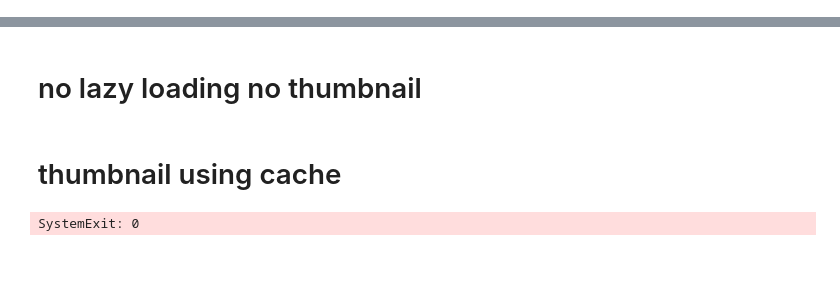
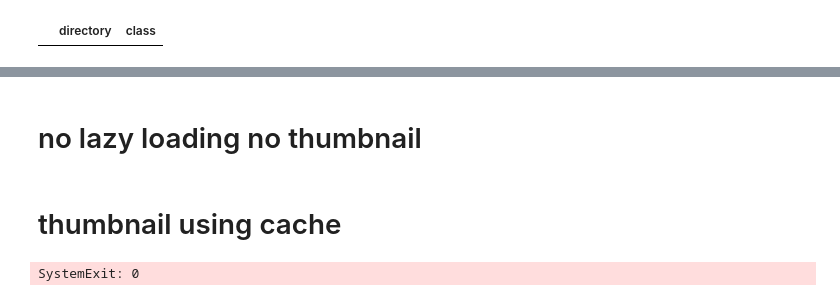
Before and after one commit to mgama1/Ogallery, a Jupyter notebook: OGallery.ipynb, the cells around one changed output, grey strips where cells are left out. Saved outputs shown, nothing was run; the diff lists cells and outputs as text; code cells hidden in the pictures; blank space fills up the shorter version.

```diff
--- a/OGallery.ipynb
+++ b/OGallery.ipynb
@@ -1319,3 +1245,6 @@ db=pd.read_csv("log.csv")
 # %%
-new_row = {"directory":"ddd","class":"ccc"}
+db=pd.read_csv("db.csv")
+db
+# %% [output]
+|  | directory | class |
 # %%
```
Also changed, not shown: parts of 18 cells of this notebook, 12 other files.
